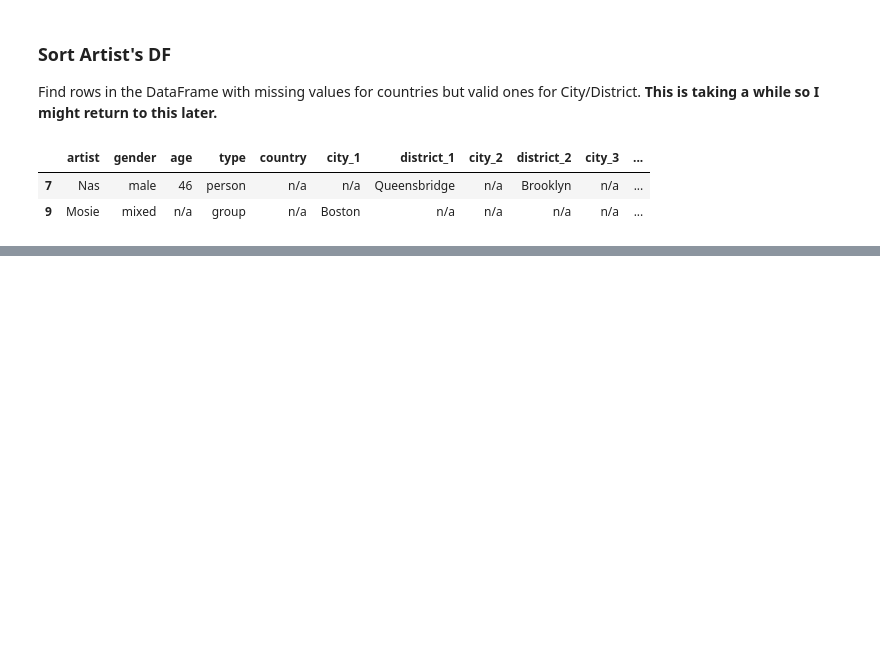
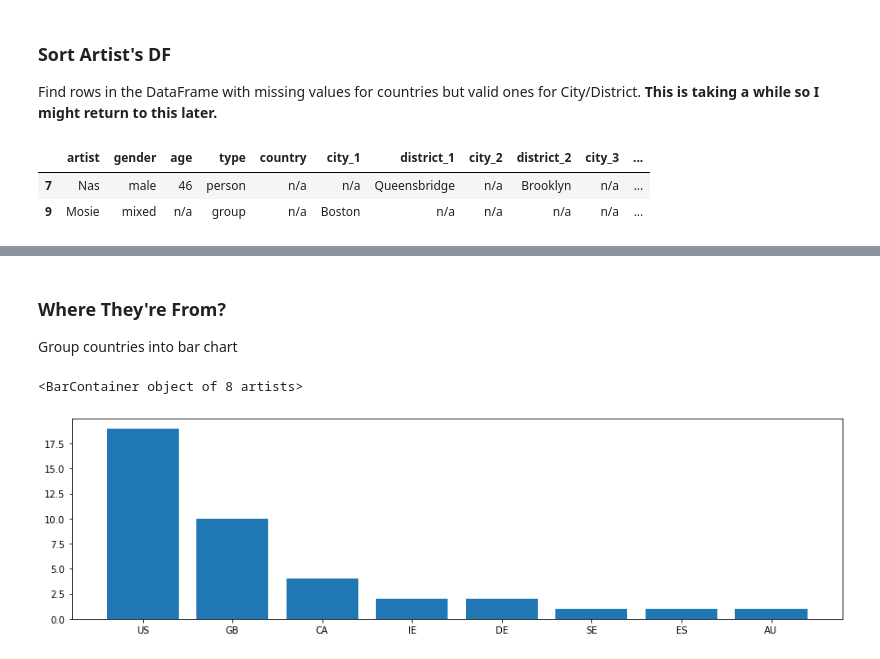
Before and after one commit to jacKlinc/spotify-usage-analysis, a Jupyter notebook: notebooks/1_spotipy_scraping_src.ipynb, the cells around one changed output, grey strips where cells are left out. Drawn from its saved outputs; the diff is of its cells as text; code cells hidden in the pictures; blank space fills up the shorter version.

```diff
--- a/notebooks/1_spotipy_scraping_src.ipynb
+++ b/notebooks/1_spotipy_scraping_src.ipynb
@@ -568,0 +566,3 @@ f
+# %%
+my_top50_artist_country = pd.read_json('../data/mytop50_artists.json')
+my_top50_artist_country.head(5)
@@ -568,0 +591,14 @@ f
+# %% [markdown]
+### Where They're From?
+Group countries into bar chart
+# %%
+# Remove 'n/a'
+remove_nas = my_top50_artist_country.loc[my_top50_artist_country.country != 'n/a']
+# Group artists into countries and sort
+countries_group = remove_nas.groupby('country').artist.count().sort_values(ascending=False)
+
+fig, ax = plt.subplots(figsize=(15,4))
+ax.bar(countries_group.index, countries_group)
+# %% [output]
+<BarContainer object of 8 artists>
+[figure, added]
```
Also changed, not shown: parts of 16 cells of this notebook, 3 other files.
